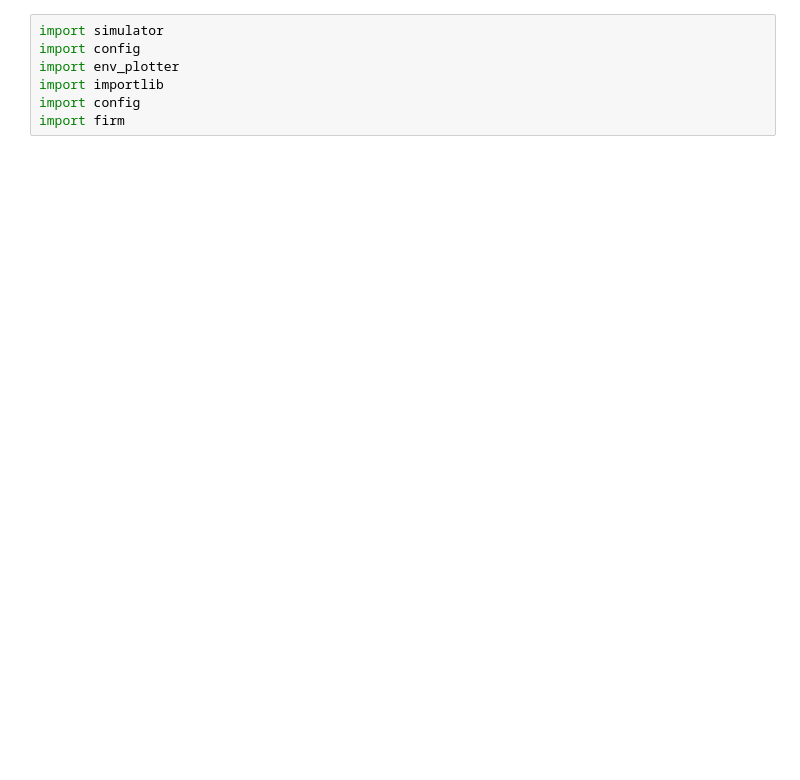
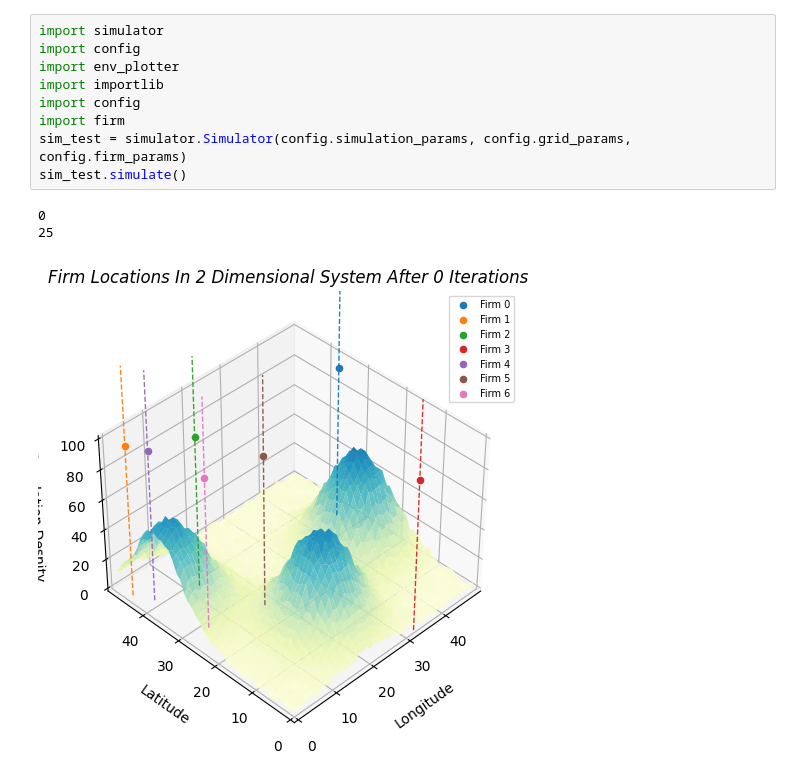
Before and after one commit to TarekThomasBounassif/ABM-For-Spatial-Competition, a Jupyter notebook: test.ipynb, the cells around one changed output. Drawn from its saved outputs; the diff is of its cells as text; blank space fills up the shorter version.

```diff
--- a/test.ipynb
+++ b/test.ipynb
@@ -1,7 +1,13 @@
 # %%
 import simulator
 import config
 import env_plotter
 import importlib
 import config
 import firm
+sim_test = simulator.Simulator(config.simulation_params, config.grid_params, config.firm_params)
+sim_test.simulate()
+# %% [output]
+0
+25
+[figure, added]
```
Also changed, not shown: parts of 9 cells of this notebook, 20 other files.
